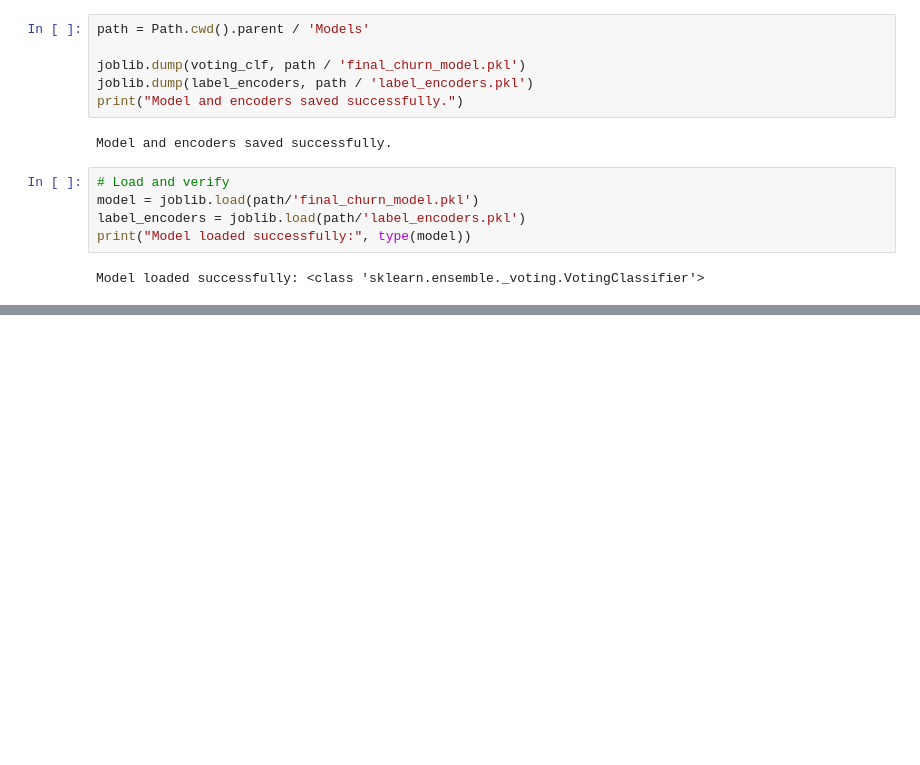
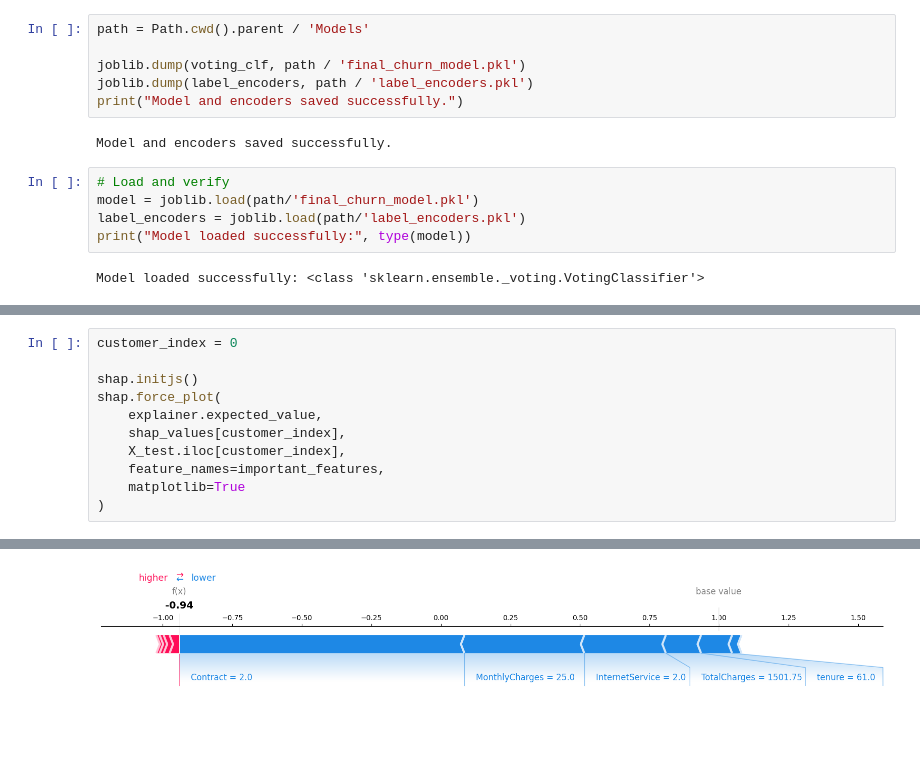
Before and after one commit to racksyyy/telecom-churn-prediction, a Jupyter notebook: Code/churn_prediction.ipynb, the cells around one changed output, grey strips where cells are left out. Saved outputs shown, nothing was run; the diff lists cells and outputs as text; blank space fills up the shorter version.

```diff
--- a/Code/churn_prediction.ipynb
+++ b/Code/churn_prediction.ipynb
@@ -418,0 +440,12 @@ Model loaded successfully: <class 'sklearn.ensemble._voting.VotingClassifier'>
+# %%
+customer_index = 0
+
+shap.initjs()
+shap.force_plot(
+    explainer.expected_value,
+    shap_values[customer_index],
+    X_test.iloc[customer_index],
+    feature_names=important_features,
+    matplotlib=True
+)
+# %% [output]
@@ -418,0 +453 @@ Model loaded successfully: <class 'sklearn.ensemble._voting.VotingClassifier'>
+[figure, added]
```
Also changed, not shown: parts of 11 cells of this notebook, 1 other file.
